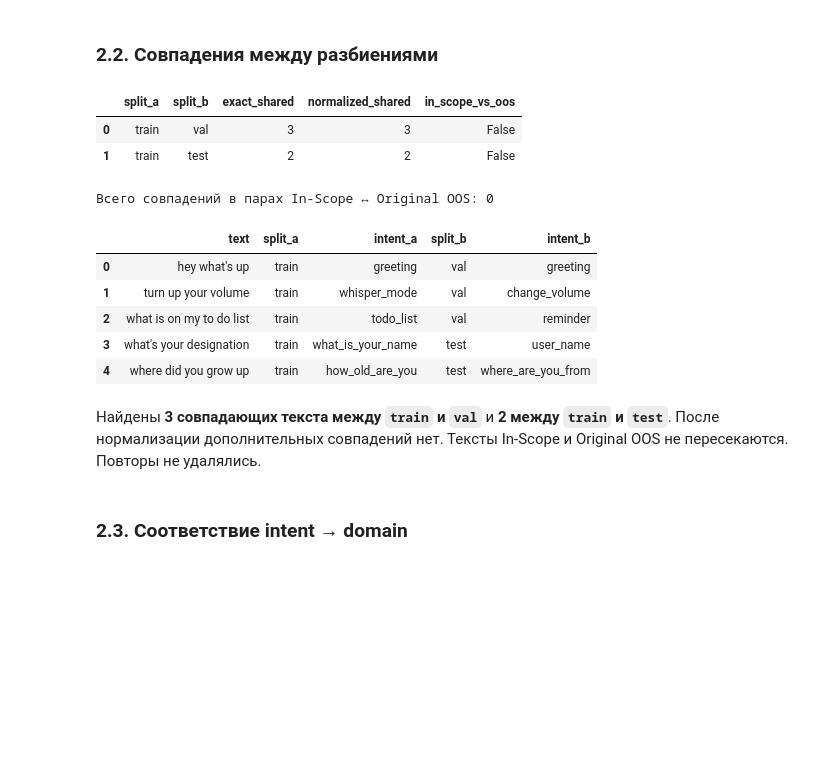
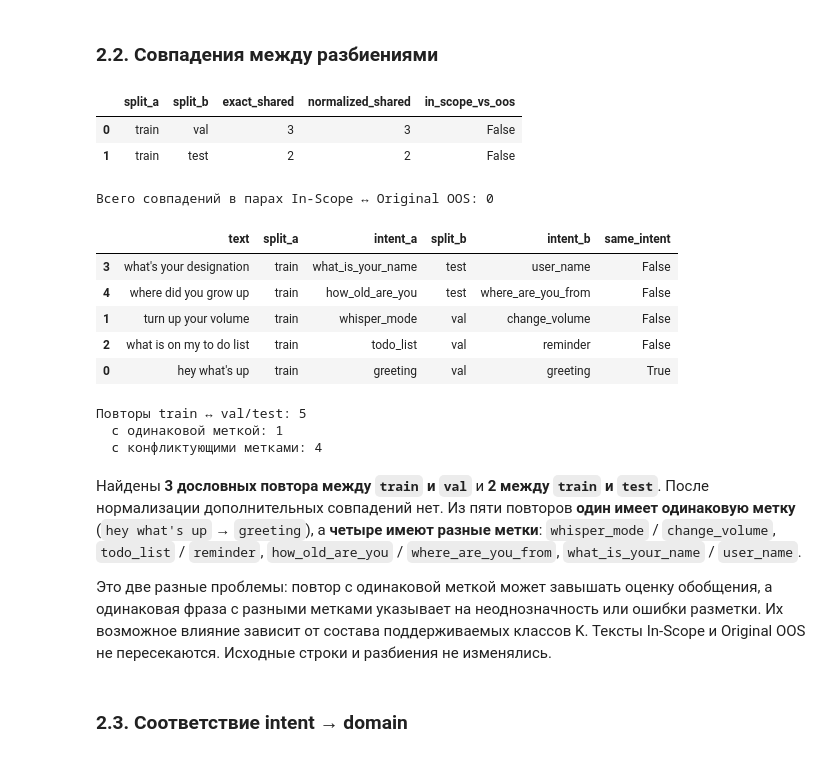
Before and after one commit to denismaslovv/intent-oos-detection, a Jupyter notebook: notebooks/01_eda.ipynb, the cells around one changed output. Drawn from its saved outputs; the diff is of its cells as text; code cells hidden in the pictures; blank space fills up the shorter version.

```diff
--- a/notebooks/01_eda.ipynb
+++ b/notebooks/01_eda.ipynb
@@ -191,43 +205,63 @@ for left, right in combinations(split_order, 2):
     common_norm = texts_norm[left] & texts_norm[right]
     cross_split_rows.append({
         "split_a": left,
         "split_b": right,
         "exact_shared": len(common_exact),
         "normalized_shared": len(common_norm),
         "in_scope_vs_oos": left.startswith("oos_") != right.startswith("oos_"),
     })
 cross_split = pd.DataFrame(cross_split_rows)
 display(cross_split.query("normalized_shared > 0"))
 print("Всего совпадений в парах In-Scope ↔ Original OOS:",
       cross_split.loc[cross_split["in_scope_vs_oos"], "normalized_shared"].sum())
 
+# Важно различать точные повторы с одинаковой меткой и конфликты разметки.
 examples = []
 for row in cross_split.itertuples(index=False):
-    for text in sorted(texts_norm[row.split_a] & texts_norm[row.split_b])[:3]:
+    common_texts = sorted(texts_norm[row.split_a] & texts_norm[row.split_b])
+    for text in common_texts:
         first = splits[row.split_a].loc[
             splits[row.split_a]["text"].map(normalize_text).eq(text), "intent"
         ].iloc[0]
         second = splits[row.split_b].loc[
             splits[row.split_b]["text"].map(normalize_text).eq(text), "intent"
         ].iloc[0]
         examples.append({
             "text": text, "split_a": row.split_a, "intent_a": first,
             "split_b": row.split_b, "intent_b": second,
+            "same_intent": first == second,
         })
-display(pd.DataFrame(examples).head(8))
+
+cross_split_examples = pd.DataFrame(examples)
+if not cross_split_examples.empty:
+    display(cross_split_examples.sort_values(["same_intent", "split_b", "text"]))
+    train_eval = cross_split_examples.loc[
+        cross_split_examples["split_a"].eq("train")
+        & cross_split_examples["split_b"].isin(["val", "test"])
+    ]
+    print("Повторы train ↔ val/test:", len(train_eval))
+    print("  с одинаковой меткой:", int(train_eval["same_intent"].sum()))
+    print("  с конфликтующими метками:", int((~train_eval["same_intent"]).sum()))
+else:
+    print("Совпадений текстов между разбиениями не найдено.")
 # %% [output]
 |  | split_a | split_b | exact_shared | normalized_shared | in_scope_vs_oos |
 | 0 | train | val | 3 | 3 | False |
 | 1 | train | test | 2 | 2 | False |
 Всего совпадений в парах In-Scope ↔ Original OOS: 0
-|  | text | split_a | intent_a | split_b | intent_b |
-| 0 | hey what's up | train | greeting | val | greeting |
-| 1 | turn up your volume | train | whisper_mode | val | change_volume |
-| 2 | what is on my to do list | train | todo_list | val | reminder |
-| 3 | what's your designation | train | what_is_your_name | test | user_name |
-| 4 | where did you grow up | train | how_old_are_you | test | where_are_you_from |
+|  | text | split_a | intent_a | split_b | intent_b | same_intent |
+| 3 | what's your designation | train | what_is_your_name | test | user_name | False |
+| 4 | where did you grow up | train | how_old_are_you | test | where_are_you_from | False |
+| 1 | turn up your volume | train | whisper_mode | val | change_volume | False |
+| 2 | what is on my to do list | train | todo_list | val | reminder | False |
+| 0 | hey what's up | train | greeting | val | greeting | True |
+Повторы train ↔ val/test: 5
+  с одинаковой меткой: 1
+  с конфликтующими метками: 4
 # %% [markdown]
-Найдены **3 совпадающих текста между `train` и `val`** и **2 между `train` и `test`**. После нормализации дополнительных совпадений нет. Тексты In-Scope и Original OOS не пересекаются. Повторы не удалялись.
+Найдены **3 дословных повтора между `train` и `val`** и **2 между `train` и `test`**. После нормализации дополнительных совпадений нет. Из пяти повторов **один имеет одинаковую метку** (`hey what's up` → `greeting`), а **четыре имеют разные метки**: `whisper_mode` / `change_volume`, `todo_list` / `reminder`, `how_old_are_you` / `where_are_you_from`, `what_is_your_name` / `user_name`.
+
+Это две разные проблемы: повтор с одинаковой меткой может завышать оценку обобщения, а одинаковая фраза с разными метками указывает на неоднозначность или ошибки разметки. Их возможное влияние зависит от состава поддерживаемых классов K. Тексты In-Scope и Original OOS не пересекаются. Исходные строки и разбиения не изменялись.
 # %% [markdown]
 ### 2.3. Соответствие intent → domain
 # %%
```
Also changed, not shown: parts of 4 cells of this notebook, 5 other files.
